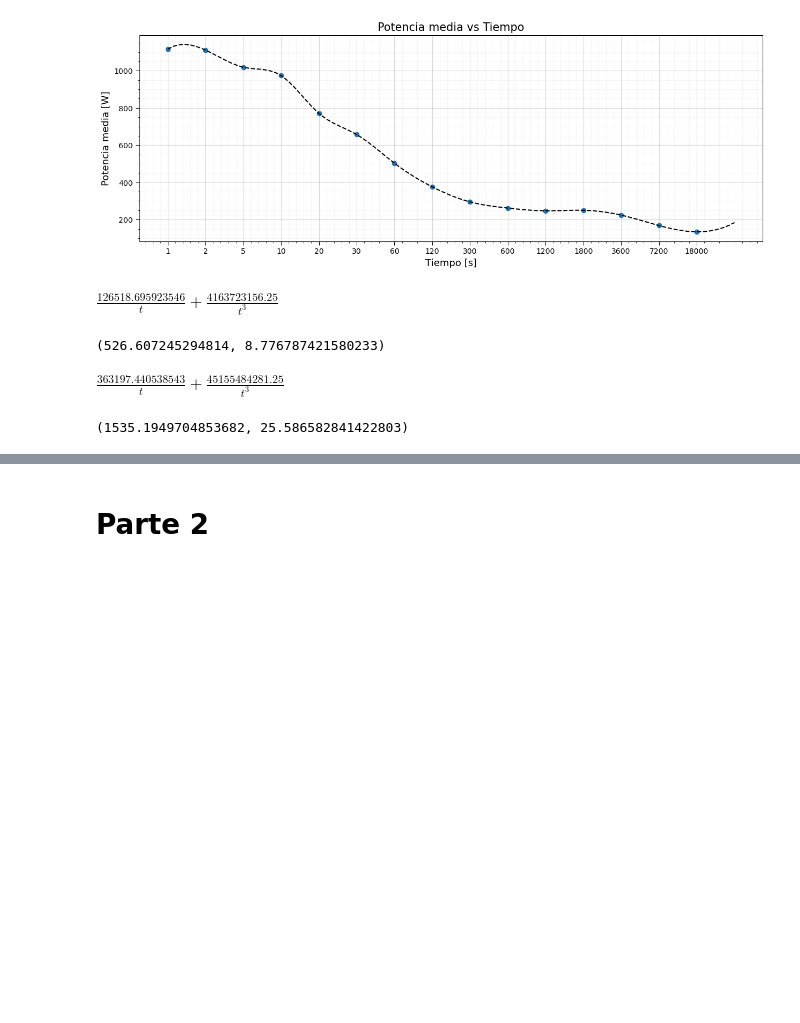
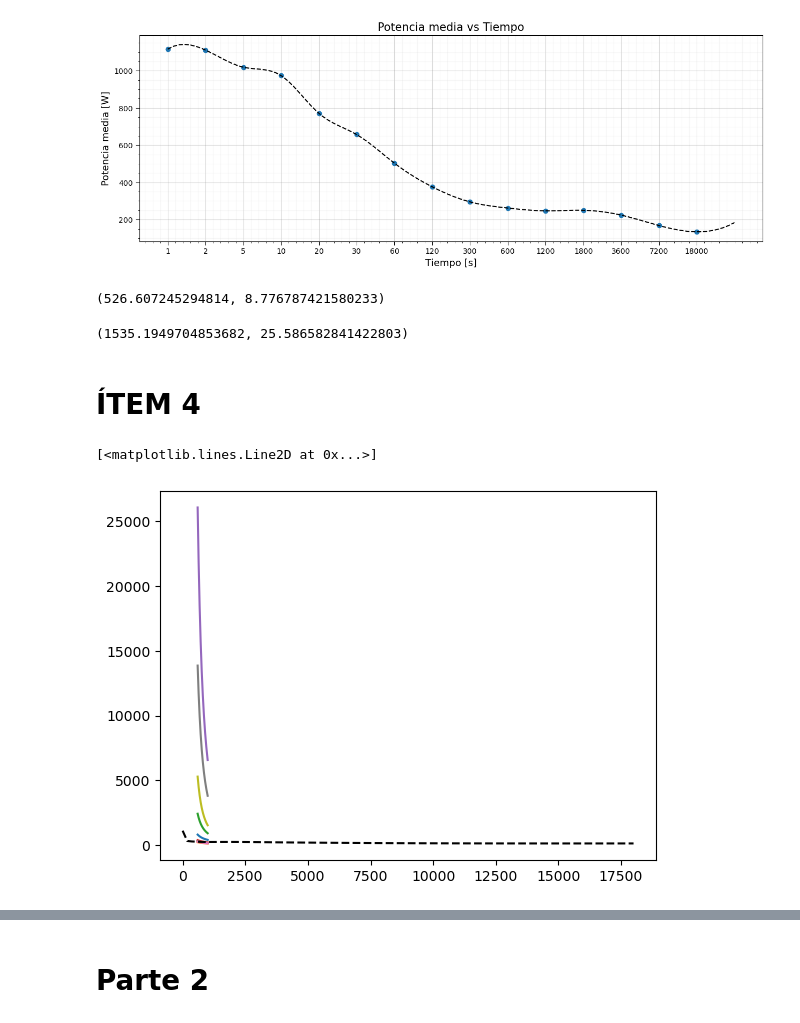
Before and after one commit to QuantumPower4/JuanGuzman-JhonAlex-HerraCompu-202302, a Jupyter notebook: Proyecto/Proyecto_JuanGuzman_JhonMontealegre.ipynb, the cells around one changed output, grey strips where cells are left out. Drawn from its saved outputs; the diff is of its cells as text; code cells hidden in the pictures; blank space fills up the shorter version.

```diff
--- a/Proyecto/Proyecto_JuanGuzman_JhonMontealegre.ipynb
+++ b/Proyecto/Proyecto_JuanGuzman_JhonMontealegre.ipynb
@@ -249,11 +250,11 @@ time = np.array(DataFrame3["Time [s]"])
 
 itp_spline = scipy.interpolate.CubicSpline(range(len(p_media)), p_media)
 
-x_new = np.linspace(0,len(p_media),100)
-y_new = itp_spline(x_new)
+x_new1 = np.linspace(0,len(p_media),100)
+y_new1 = itp_spline(x_new1)
 
 plt.scatter(range(len(p_media)),p_media)
-plt.plot(x_new,y_new,color="black",linestyle="--")
+plt.plot(x_new1,y_new1,color="black",linestyle="--")
 
 valores_primera_grafica = P_leggs1(tiempos1_new)
 
@@ -264,38 +265,52 @@ formato_grafica("Potencia media vs Tiempo","Tiempo [s]","Potencia media [W]")
 plt.show()
 # %% [output]
 [figure]
-# %%
-Pleggs1
-# %% [output]
-$\displaystyle \frac{126518.695923546}{t} + \frac{4163723156.25}{t^{3}}$
 # %%
-def Pleggs1_scipy(t):
-    return 126518.695923546/t + 4163723156.25/t**3
-
-spline = scipy.interpolate.CubicSpline(time, p_media)
-
 def diff_function1(t):
-    return Pleggs1_scipy(t) - spline(t)
+    return P_leggs1(t) - spline(t)
 
 punto_de_corte1 = scipy.optimize.root_scalar(diff_function1, bracket=[100,2000],method="bisect")
 punto_de_corte1.root, punto_de_corte1.root/60  # El primero en segundos, y luego en minutos
 # %% [output]
 (526.607245294814, 8.776787421580233)
-# %%
-Pleggs2
-# %% [output]
-$\displaystyle \frac{363197.440538543}{t} + \frac{45155484281.25}{t^{3}}$
 # %%
-def Pleggs2_scipy(t):
-    return 363197.440538543/t + 45155484281.25/t**3
-
-spline = scipy.interpolate.CubicSpline(time, p_media)
-
 def diff_function2(t):
-    return Pleggs2_scipy(t) - spline(t)
+    return P_leggs2(t) - spline(t)
 
 punto_de_corte2 = scipy.optimize.root_scalar(diff_function2, bracket=[1000,2500], method="bisect")
 punto_de_corte2.root, punto_de_corte2.root/60
 #El primero en segundos, y luego en minutos
 # %% [output]
 (1535.1949704853682, 25.586582841422803)
+# %% [markdown]
+# ÍTEM 4
+# %%
+def puertos_func(i):
+    conjunto = puertos.loc[puertos["Primera gráfica\nÚltimo dígito 1er estudiante"]==i].reset_index()
+
+    pendiente = conjunto["Pendiente promedio [%]"][0]
+    distancia = conjunto["Distancia [km]"][0]*1000
+    tiempo = conjunto["Mejor tiempo registrado en Strava [min]"][0]*60
+
+    Pleggs_ = Pleggs.subs([[G,pendiente],[V_gs,x/t]])
+    Pleggs_ = Pleggs_.subs(x,distancia)
+
+    return sym.lambdify(t,Pleggs_)
+
+puntos_corte = []
+
+tiempos_grafica = np.linspace(600,1000,1000)
+
+for i in range(10):
+    if i != 5:
+        func_save = puertos_func(i)
+        diff_function = lambda t: func_save(t) - spline(t)
+        root = scipy.optimize.fsolve(diff_function, x0=[200])
+        puntos_corte.append(root[0])
+
+        plt.plot(tiempos_grafica,func_save(tiempos_grafica),label="{0}".format(conjunto["Nombre del puerto"][0]))
+
+plt.plot(x_new,y_new,color="black",linestyle="--")
+# %% [output]
+[<matplotlib.lines.Line2D at 0x...>]
+[figure, added]
```
Also changed, not shown: parts of 7 cells of this notebook.
